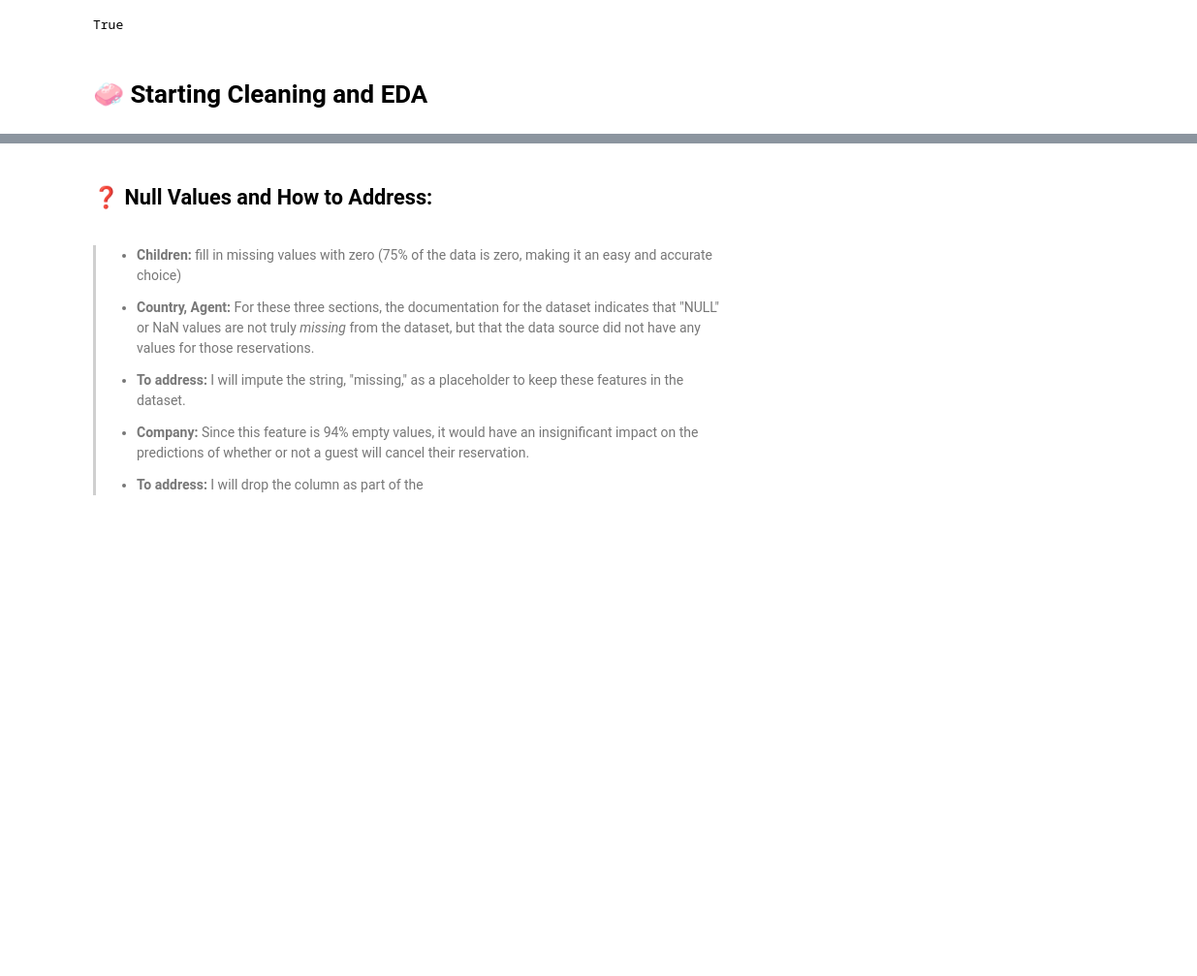
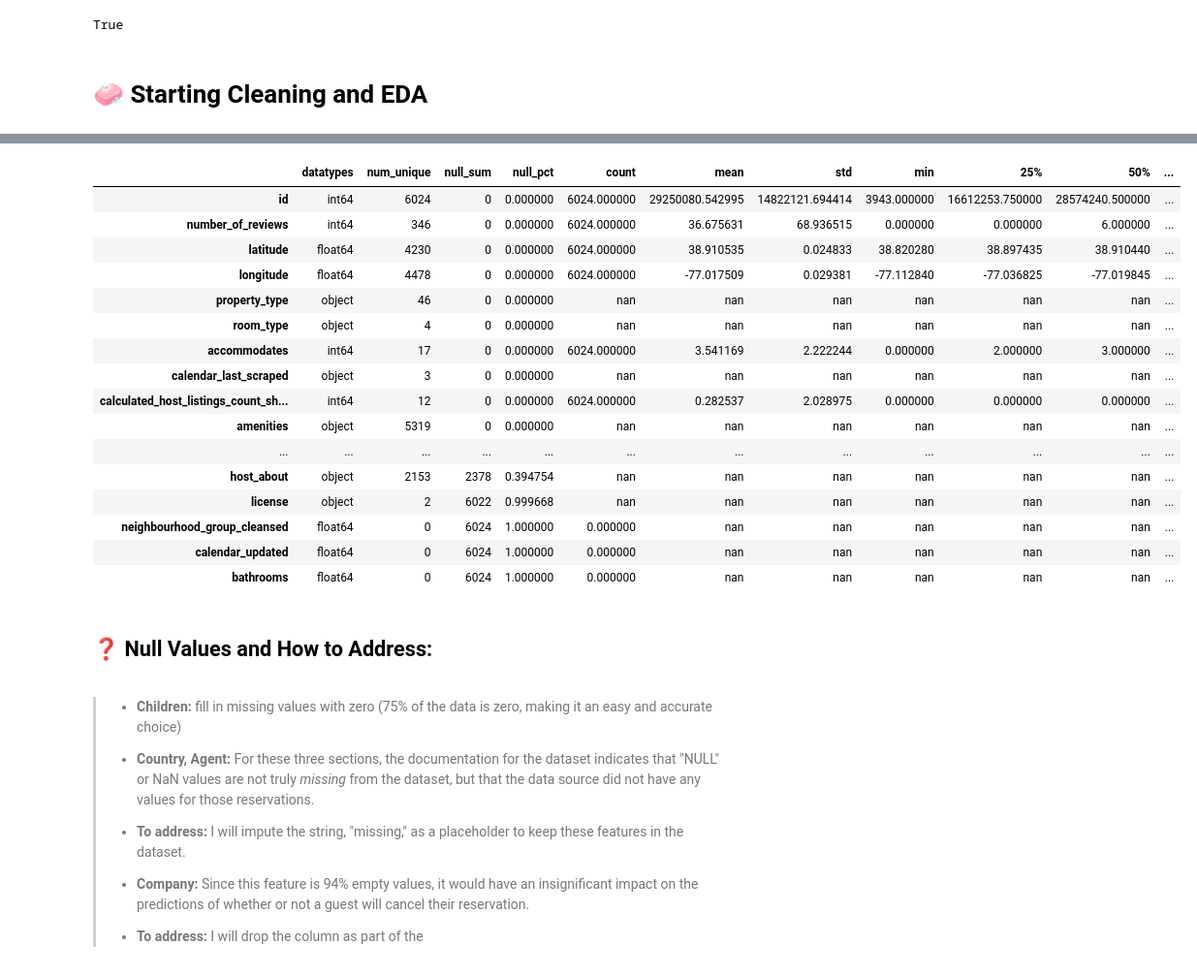
Before and after one commit to BenJMcCarty/Helping_Your_Hosts, a Jupyter notebook: Main.ipynb, the cells around one changed output, grey strips where cells are left out. Shown at 97% size. Saved outputs shown, nothing was run; the diff lists cells and outputs as text; code cells hidden in the pictures; blank space fills up the shorter version.

```diff
--- a/Main.ipynb
+++ b/Main.ipynb
@@ -169,3 +244,23 @@ hdf.report_df(X_train)
+# %%
+sort_report('null_sum', ascending=True)
+# %% [output]
+|  | datatypes | num_unique | null_sum | null_pct | count | mean | std | min | 25% | 50% | ... |
+| id | int64 | 6024 | 0 | 0.000000 | 6024.000000 | 29250080.542995 | 14822121.694414 | 3943.000000 | 16612253.750000 | 28574240.500000 | ... |
+| number_of_reviews | int64 | 346 | 0 | 0.000000 | 6024.000000 | 36.675631 | 68.936515 | 0.000000 | 0.000000 | 6.000000 | ... |
+| latitude | float64 | 4230 | 0 | 0.000000 | 6024.000000 | 38.910535 | 0.024833 | 38.820280 | 38.897435 | 38.910440 | ... |
+| longitude | float64 | 4478 | 0 | 0.000000 | 6024.000000 | -77.017509 | 0.029381 | -77.112840 | -77.036825 | -77.019845 | ... |
+| property_type | object | 46 | 0 | 0.000000 | nan | nan | nan | nan | nan | nan | ... |
+| room_type | object | 4 | 0 | 0.000000 | nan | nan | nan | nan | nan | nan | ... |
+| accommodates | int64 | 17 | 0 | 0.000000 | 6024.000000 | 3.541169 | 2.222244 | 0.000000 | 2.000000 | 3.000000 | ... |
+| calendar_last_scraped | object | 3 | 0 | 0.000000 | nan | nan | nan | nan | nan | nan | ... |
+| calculated_host_listings_count_sh... | int64 | 12 | 0 | 0.000000 | 6024.000000 | 0.282537 | 2.028975 | 0.000000 | 0.000000 | 0.000000 | ... |
+| amenities | object | 5319 | 0 | 0.000000 | nan | nan | nan | nan | nan | nan | ... |
+| ... | ... | ... | ... | ... | ... | ... | ... | ... | ... | ... | ... |
+| host_about | object | 2153 | 2378 | 0.394754 | nan | nan | nan | nan | nan | nan | ... |
+| license | object | 2 | 6022 | 0.999668 | nan | nan | nan | nan | nan | nan | ... |
+| neighbourhood_group_cleansed | float64 | 0 | 6024 | 1.000000 | 0.000000 | nan | nan | nan | nan | nan | ... |
+| calendar_updated | float64 | 0 | 6024 | 1.000000 | 0.000000 | nan | nan | nan | nan | nan | ... |
+| bathrooms | float64 | 0 | 6024 | 1.000000 | 0.000000 | nan | nan | nan | nan | nan | ... |
 # %% [markdown]
 ## ❓ **Null Values and How to Address:**
 # %% [markdown]
```
Also changed, not shown: parts of 19 cells of this notebook, 1 other file.
